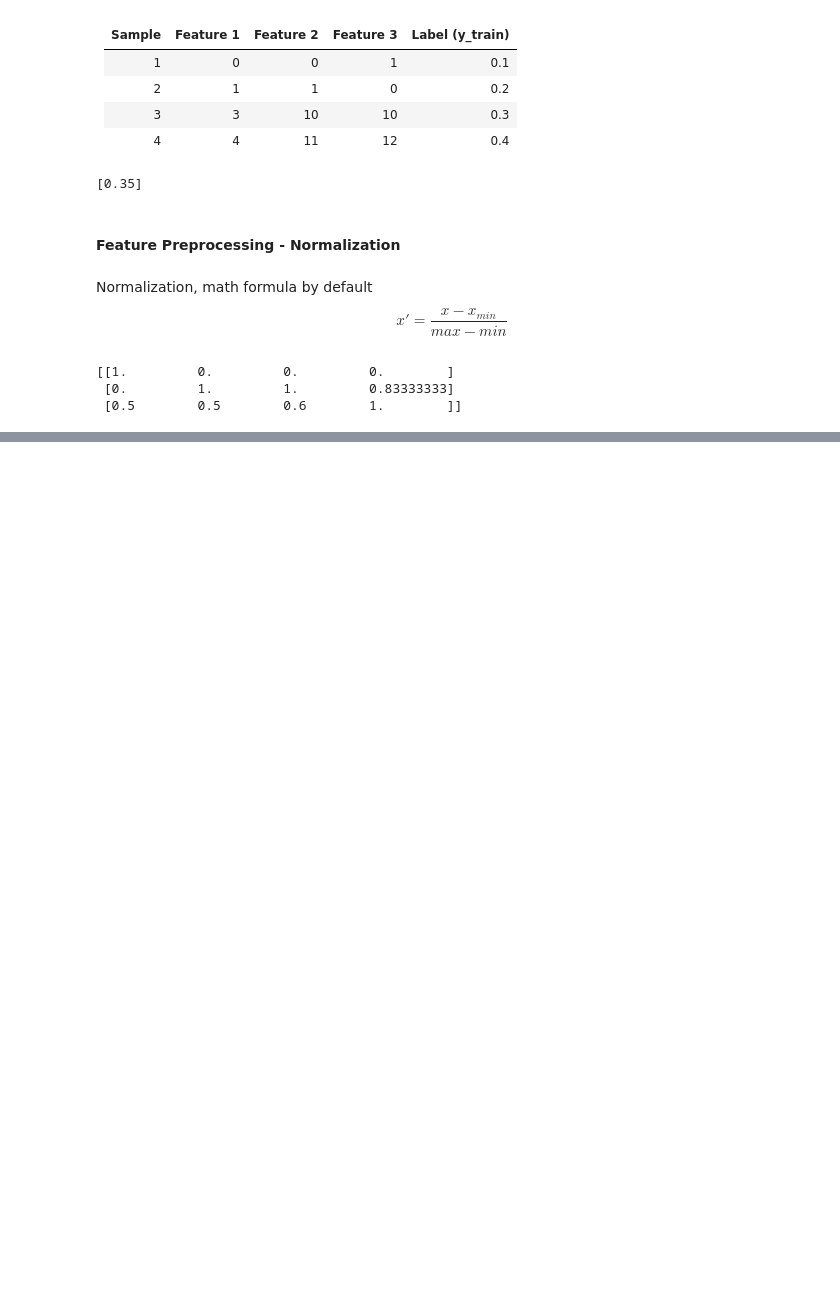
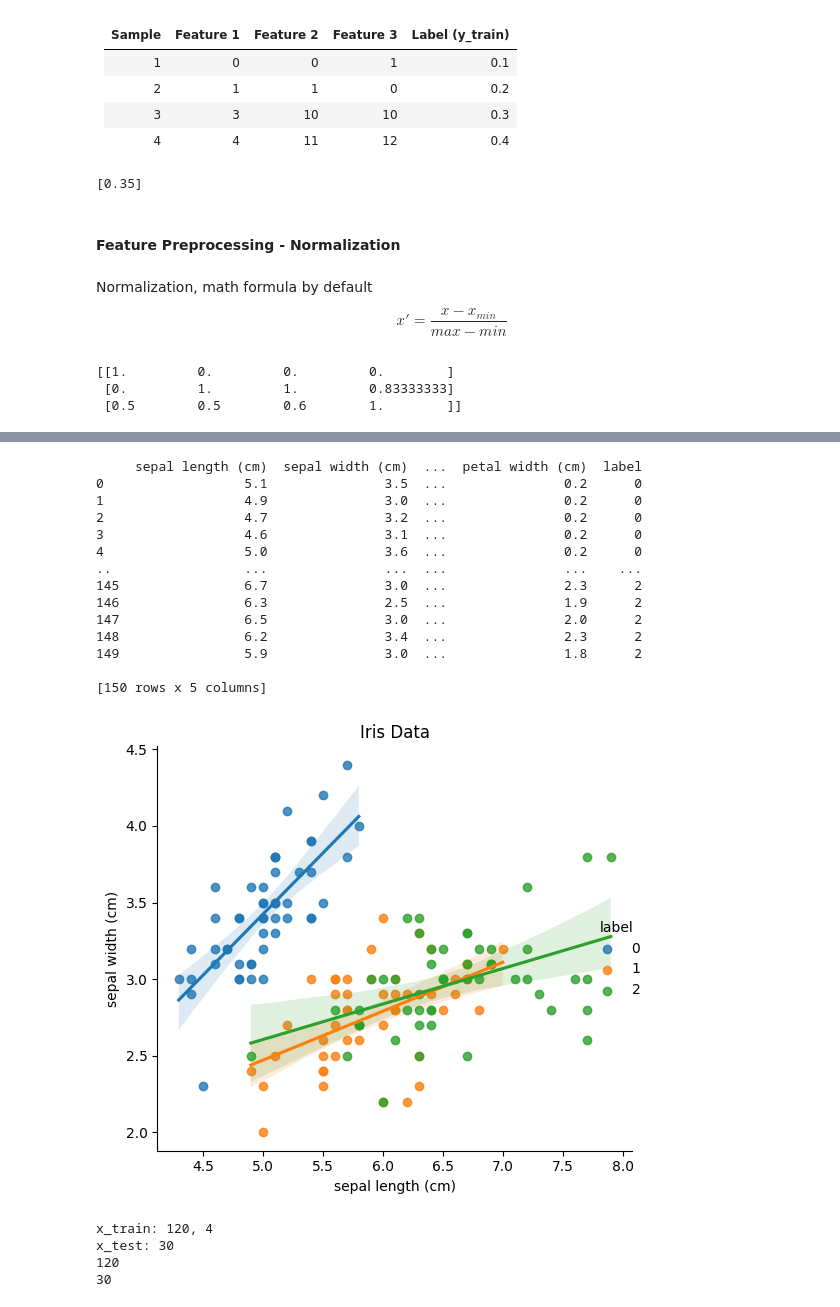
Before and after one commit to XiyueYuan/Machine-Learning, a Jupyter notebook: workspace.ipynb, the cells around one changed output, grey strips where cells are left out. Cells and saved outputs as stored; diff of their text form; code cells hidden in the pictures; blank space fills up the shorter version.

```diff
--- a/workspace.ipynb
+++ b/workspace.ipynb
@@ -72,0 +195,60 @@ print(x_train_new)
+# %%
+def show_iris():
+    iris_data = load_iris()
+    iris_df = pd.DataFrame(iris_data.data, columns = iris_data.feature_names)
+    # add target column
+    iris_df['label'] = iris_data.target
+    print(iris_df)
+    # Using seaborn to visualize iris dataset
+
+    sns.lmplot(data = iris_df, x = 'sepal length (cm)', y = 'sepal width (cm)', hue = 'label', fit_reg = True)
+    plt.title('Iris Data')
+    plt.tight_layout()
+    plt.show()
+# label: discrete, so categorization
+if __name__ == '__main__':
+    show_iris()
+# %% [output]
+     sepal length (cm)  sepal width (cm)  ...  petal width (cm)  label
+0                  5.1               3.5  ...               0.2      0
+1                  4.9               3.0  ...               0.2      0
+2                  4.7               3.2  ...               0.2      0
+3                  4.6               3.1  ...               0.2      0
+4                  5.0               3.6  ...               0.2      0
+..                 ...               ...  ...               ...    ...
+145                6.7               3.0  ...               2.3      2
+146                6.3               2.5  ...               1.9      2
+147                6.5               3.0  ...               2.0      2
+148                6.2               3.4  ...               2.3      2
+149                5.9               3.0  ...               1.8      2
+
+[150 rows x 5 columns]
+[figure, added]
+# %%
+def split_train_test():
+    # 1. load data
+    iris_data = load_iris()
+
+    # 2. data preprocessing
+    x_train, x_test, y_train, y_test = train_test_split(
+        iris_data.data,
+        iris_data.target,
+        test_size = 0.2,
+        random_state = 42)
+    print(f'x_train: {len(x_train)}, {len(x_train[0])}')
+    print(f'x_test: {len(x_test)}')
+    print(len(y_train))
+    print(len(y_test))
+    # test size = 20%
+    # x_train: 120 rows, 4 features
+    # x_test: 30 rows, 4 features
+    # y_train: 120 rows, 1 label
+    # y_test: 30 rows, 1 label
+
+if __name__ == '__main__':
+    split_train_test()
+# %% [output]
+x_train: 120, 4
+x_test: 30
+120
+30
```
Also changed, not shown: parts of 15 cells of this notebook, 2 other files.
